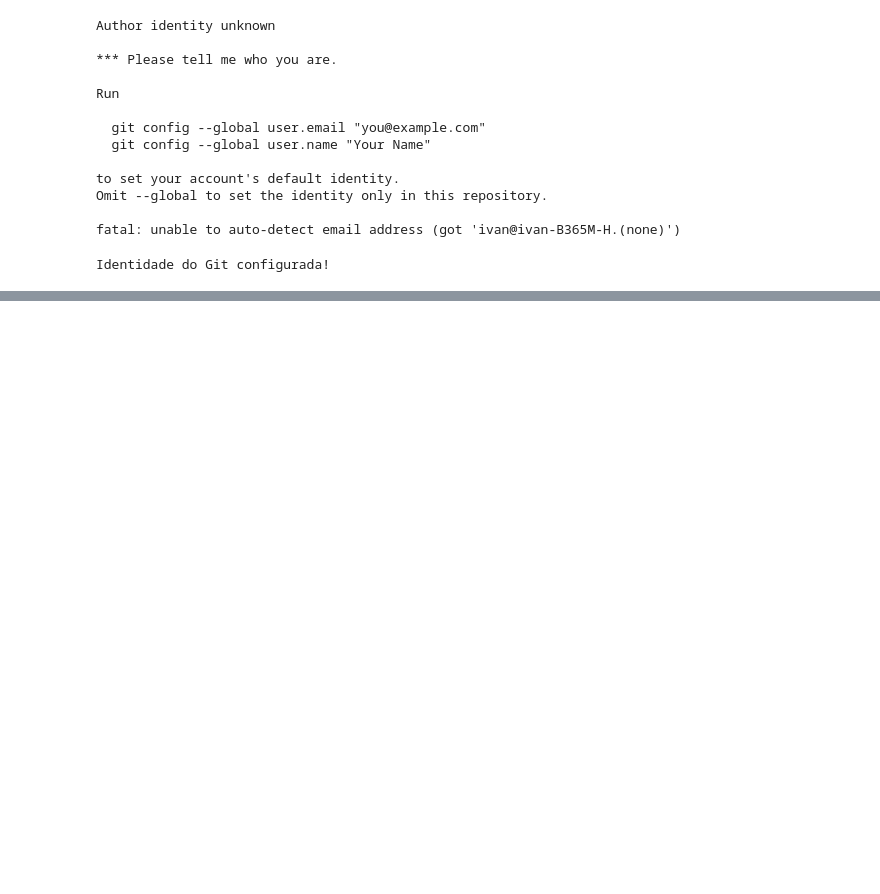
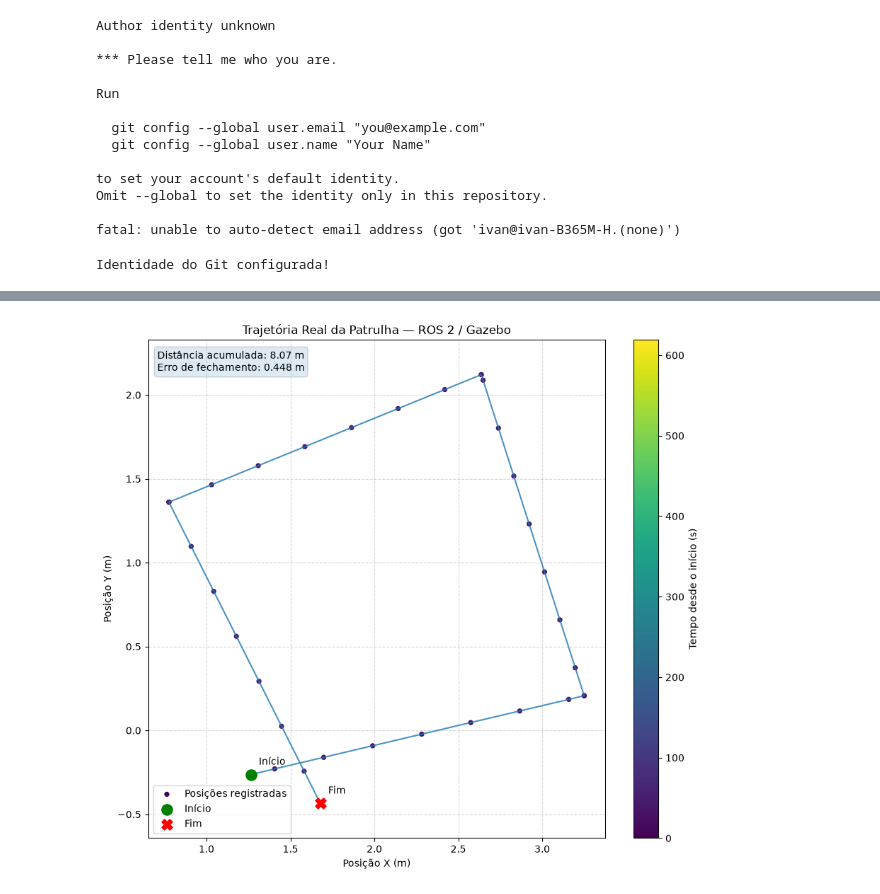
Before and after one commit to IvanEffierre/projeto-patrulha-ros2, a Jupyter notebook: Untitled.ipynb, the cells around one changed output, grey strips where cells are left out. Drawn from its saved outputs; the diff is of its cells as text; code cells hidden in the pictures; blank space fills up the shorter version.

Commit message:
feat(atividade): solução final PatrolNode [2026-11-12 12:52]

```diff
--- a/Untitled.ipynb
+++ b/Untitled.ipynb
@@ -3701,0 +4028,20 @@ Identidade do Git configurada!
+# %%
+import pandas as pd
+import os
+
+arquivo = os.path.expanduser(
+    "~/ros2_ws/models/odometria_patrol.csv"
+)
+
+df = pd.read_csv(arquivo)
+
+print("COLUNAS DO ARQUIVO:")
+print(df.columns.tolist())
+
+print("\nTOTAL DE REGISTROS:", len(df))
+
+print("\nPRIMEIROS REGISTROS:")
+display(df.head())
+
+print("\nÚLTIMOS REGISTROS:")
+display(df.tail())
@@ -3701,0 +4295,76 @@ Identidade do Git configurada!
+# %%
+import matplotlib.pyplot as plt
+import numpy as np
+import os
+
+# Usar os dados recuperados do rosbag
+x = df_bag["x"].to_numpy()
+y = df_bag["y"].to_numpy()
+tempo = df_bag["tempo"].to_numpy()
+
+# Posições inicial e final
+inicio = (x[0], y[0])
+fim = (x[-1], y[-1])
+
+# Erro de fechamento
+erro = np.hypot(fim[0] - inicio[0], fim[1] - inicio[1])
+
+# Criar gráfico
+fig, ax = plt.subplots(figsize=(9, 8))
+
+trajetoria = ax.scatter(
+    x, y,
+    c=tempo - tempo[0],
+    cmap="viridis",
+    s=18,
+    label="Posições registradas"
+)
+
+ax.plot(x, y, linewidth=1.5, alpha=0.8)
+
+ax.scatter(*inicio, color="green", s=120,
+           marker="o", label="Início", zorder=5)
+
+ax.scatter(*fim, color="red", s=120,
+           marker="X", label="Fim", zorder=5)
+
+ax.annotate("Início", inicio, xytext=(8, 10),
+            textcoords="offset points")
+
+ax.annotate("Fim", fim, xytext=(8, 10),
+            textcoords="offset points")
+
+ax.set_title("Trajetória Real da Patrulha — ROS 2 / Gazebo")
+ax.set_xlabel("Posição X (m)")
+ax.set_ylabel("Posição Y (m)")
+
+ax.axis("equal")
+ax.grid(True, linestyle="--", alpha=0.5)
+ax.legend()
+
+barra = plt.colorbar(trajetoria, ax=ax)
+barra.set_label("Tempo desde o início (s)")
+
+ax.text(
+    0.02, 0.98,
+    f"Distância acumulada: {sum(np.hypot(np.diff(x), np.diff(y))):.2f} m\n"
+    f"Erro de fechamento: {erro:.3f} m",
+    transform=ax.transAxes,
+    verticalalignment="top",
+    bbox=dict(boxstyle="round", alpha=0.15)
+)
+
+plt.tight_layout()
+
+destino = os.path.expanduser(
+    "~/ros2_ws/models/trajetoria_patrol_recuperada.png"
+)
+
+plt.savefig(destino, dpi=180, bbox_inches="tight")
+plt.show()
+
+print("Gráfico salvo com sucesso!")
+print(destino)
+print(f"Erro de fechamento: {erro:.3f} m")
+# %% [output]
+[figure, added]
```
Also changed, not shown: parts of 91 cells of this notebook, 9 other files.
